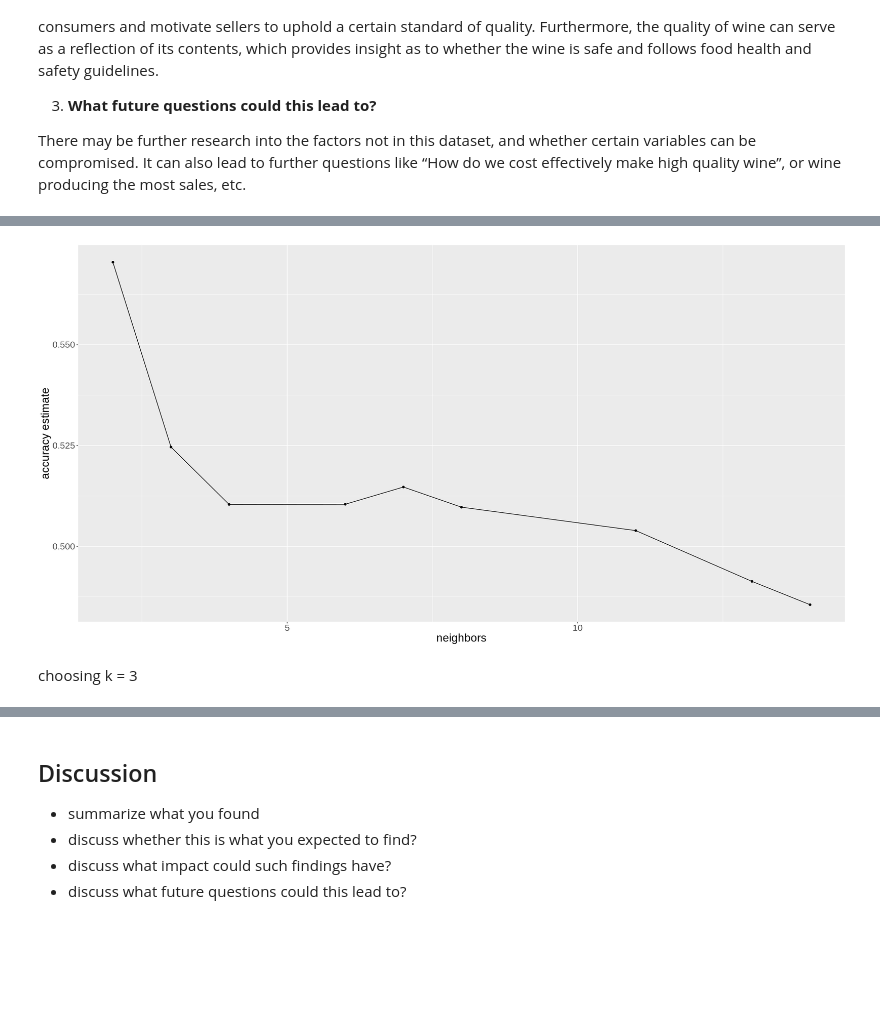
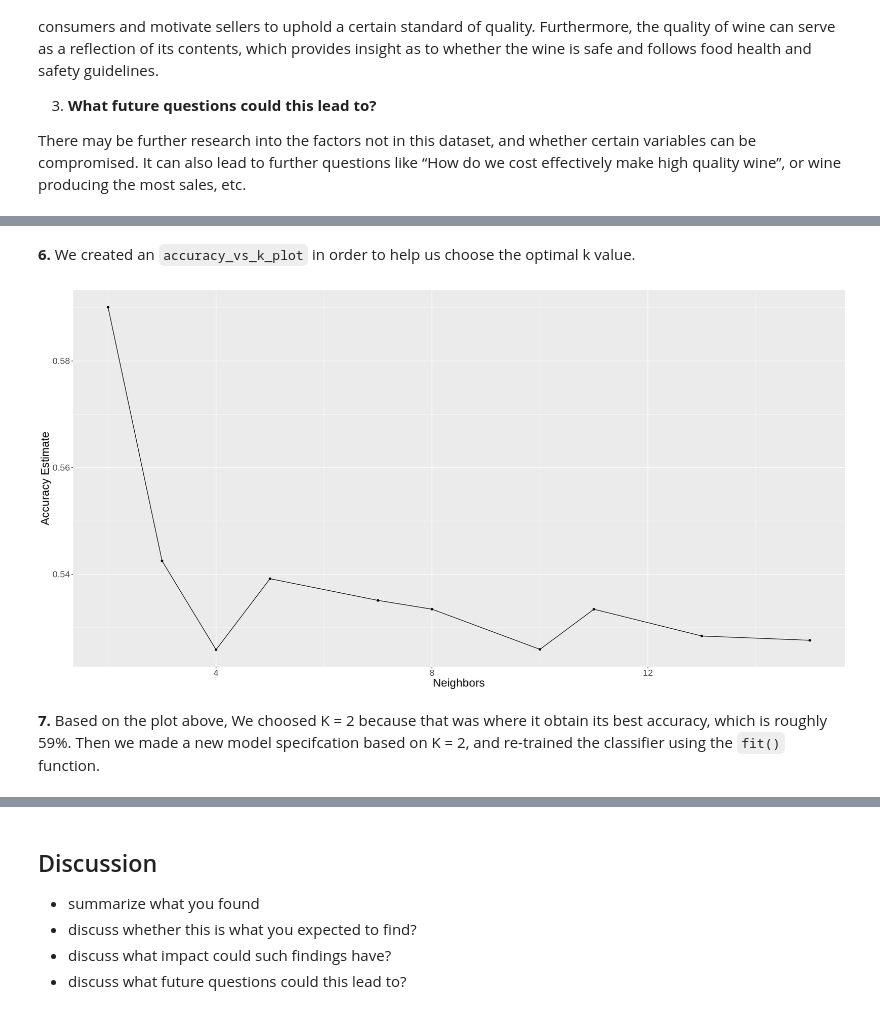
Before and after one commit to s4yuj/KNN-Wine-Quality-Predictor, a Jupyter notebook: project_report.ipynb, the cells around one changed output, grey strips where cells are left out. Saved outputs shown, nothing was run; the diff lists cells and outputs as text; code cells hidden in the pictures; blank space fills up the shorter version.

Commit message:
Updated the Model
Updated the Model

```diff
--- a/project_report.ipynb
+++ b/project_report.ipynb
@@ -281,21 +297,6 @@ Training the Model
 # %%
-knn_spec <- nearest_neighbor(weight_func = "rectangular",
-                             neighbors = tune()) |>
-            set_engine("kknn") |>
-            set_mode("classification")
-
-k_vals <- tibble(neighbors = seq(from = 1, to = 50, by = 2))
-
-wine_vfold <- vfold_cv(wine_train, v = 10, strata = quality)
-
-knn_results <- workflow() |>
-            add_recipe(wine_recipe) |>
-            add_model(knn_spec) |>
-            tune_grid(resamples  = wine_vfold, grid = 10) |>
-            collect_metrics()
-
-accuracies <- knn_results |>
-                filter(.metric == "accuracy")
-
-accuracies
+knn_spec <- nearest_neighbor(weight_func = "rectangular", neighbors = tune()) |>
+    set_engine("kknn") |>
+    set_mode("classification")
+knn_spec
 # %% [output]
@@ -324,0 +312,8 @@ A tibble: 9 × 7
+# %%
+knn_results <- workflow() |>
+    add_recipe(wine_recipe) |>
+    add_model(knn_spec) |>
+    tune_grid(resamples  = wine_vfold, grid = 10) |>
+    collect_metrics() |>
+    filter(.metric == "accuracy")
+knn_results
@@ -325,13 +346,14 @@ A tibble: 9 × 7
+# %% [markdown]
+**6.** We created an `accuracy_vs_k_plot` in order to help us choose the optimal k value.
 # %%
-accuracy_v_k <- ggplot(accuracies, aes(x = neighbors, y = mean)) +
-                geom_point() +
-                geom_line() +
-                labs(x = "neighbors", y = "accuracy estimate") +
-                theme(text = element_text(size = 20))
-
-accuracy_v_k
+accuracy_vs_k_plot <- ggplot(knn_results, aes(x = neighbors, y = mean)) +
+    geom_point() +
+    geom_line() +
+    labs(x = "Neighbors", y = "Accuracy Estimate") +
+    theme(text = element_text(size = 20))
+accuracy_vs_k_plot
 # %% [output]
-[figure, old version]
+[figure, new version]
 # %% [markdown]
-choosing k = 3
+**7.** Based on the plot above, We choosed K = 2 because that was where it obtain its best accuracy, which is roughly 59%. Then we made a new model specifcation based on K = 2, and re-trained the classifier using the `fit()` function.
 # %%
```
Also changed, not shown: parts of 22 cells of this notebook.
